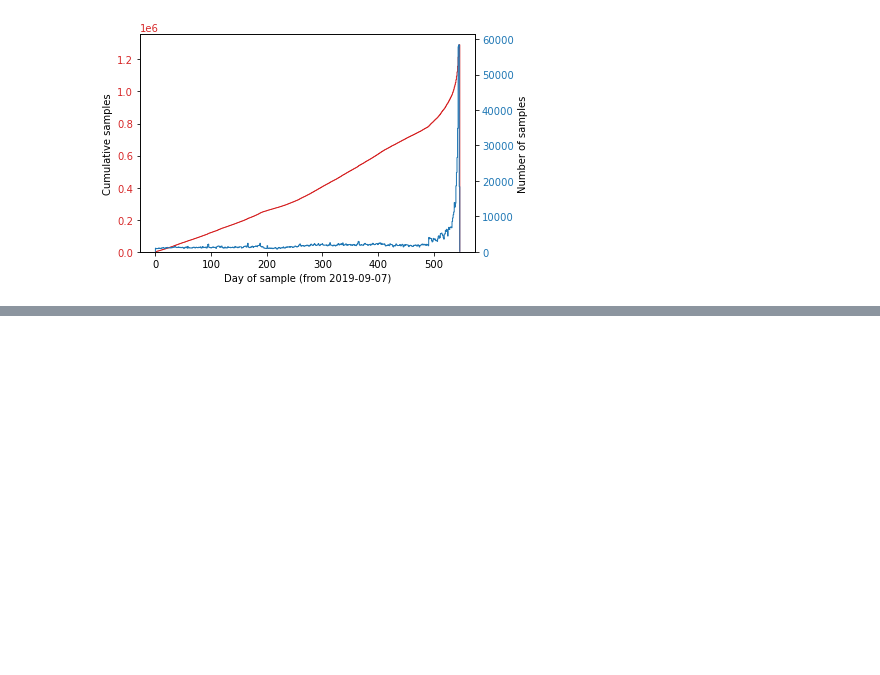
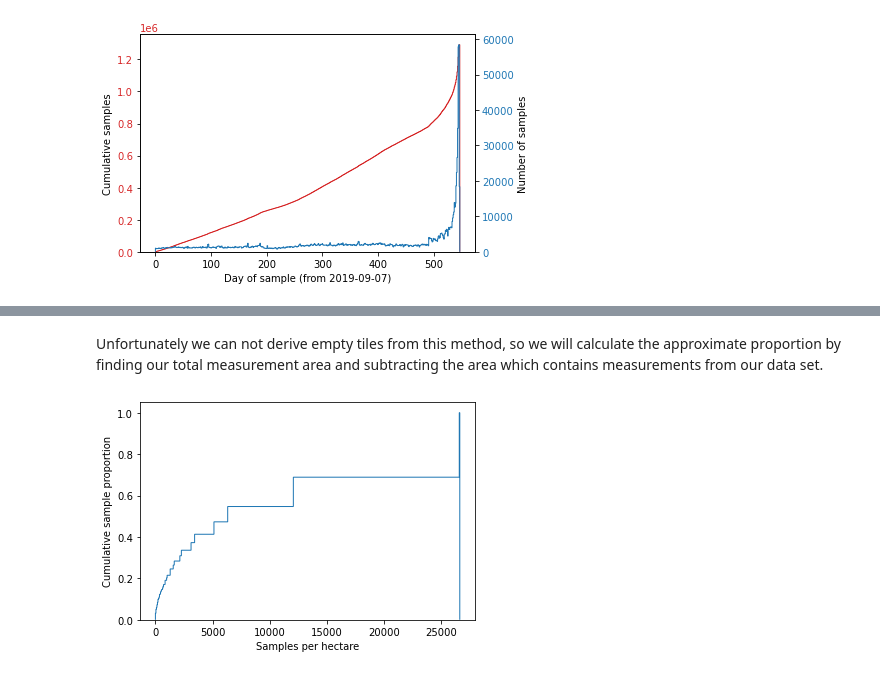
Before and after one commit to CANIS-NAU/Measuring-Mobile-Broadband, a Jupyter notebook: analysis-scripts/skyhook_analysis.ipynb, the cells around one changed output, grey strips where cells are left out. Drawn from its saved outputs; the diff is of its cells as text; code cells hidden in the pictures; blank space fills up the shorter version.

```diff
--- a/analysis-scripts/skyhook_analysis.ipynb
+++ b/analysis-scripts/skyhook_analysis.ipynb
@@ -81,0 +116,12 @@ plt.show()
+# %% [markdown]
+Unfortunately we can not derive empty tiles from this method, so we will calculate the approximate proportion by finding our total measurement area and subtracting the area which contains measurements from our data set.
+# %%
+num_bin = frequency_count_measurement.shape[0]
+fig, cdf_ax = plt.subplots()
+cdf_ax.hist(frequency_count_measurement, num_bin, weights=frequency_count_measurement, density=True, cumulative=True, histtype='step')
+plt.ylabel("Cumulative sample proportion")
+plt.xlabel("Samples per hectare")
+
+plt.show()
+# %% [output]
+[figure, added]
```
Also changed, not shown: parts of 7 cells of this notebook.
